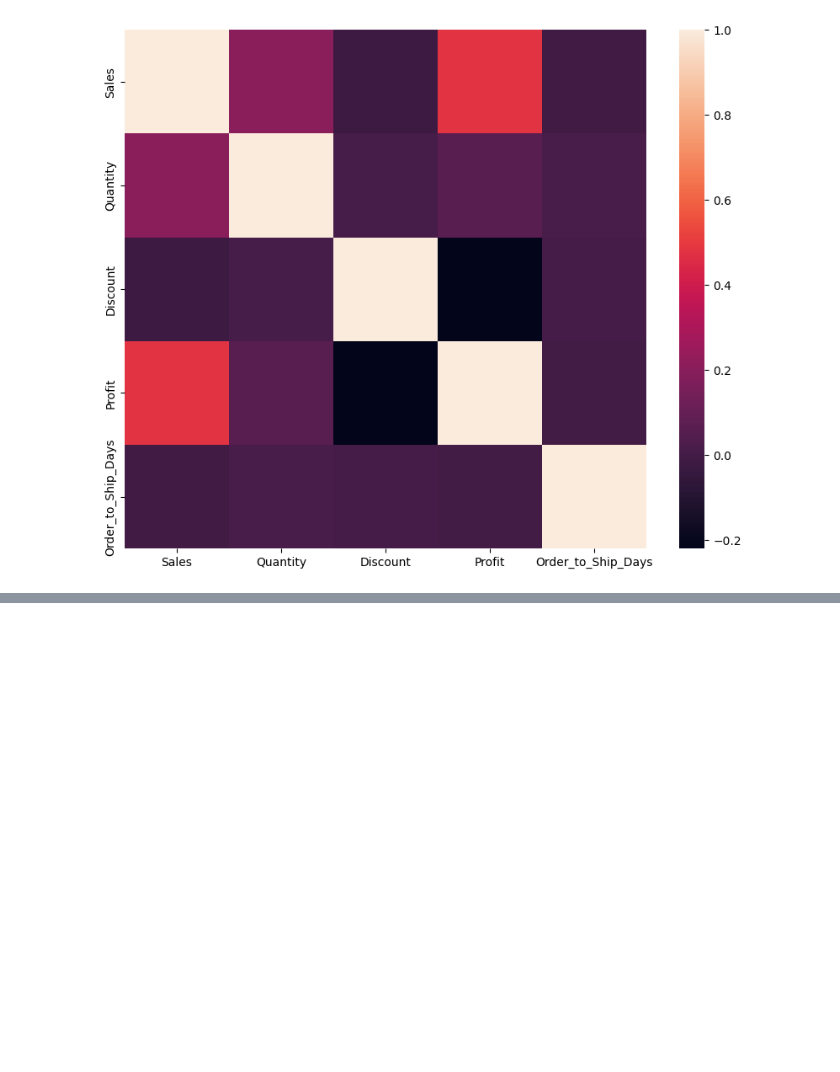
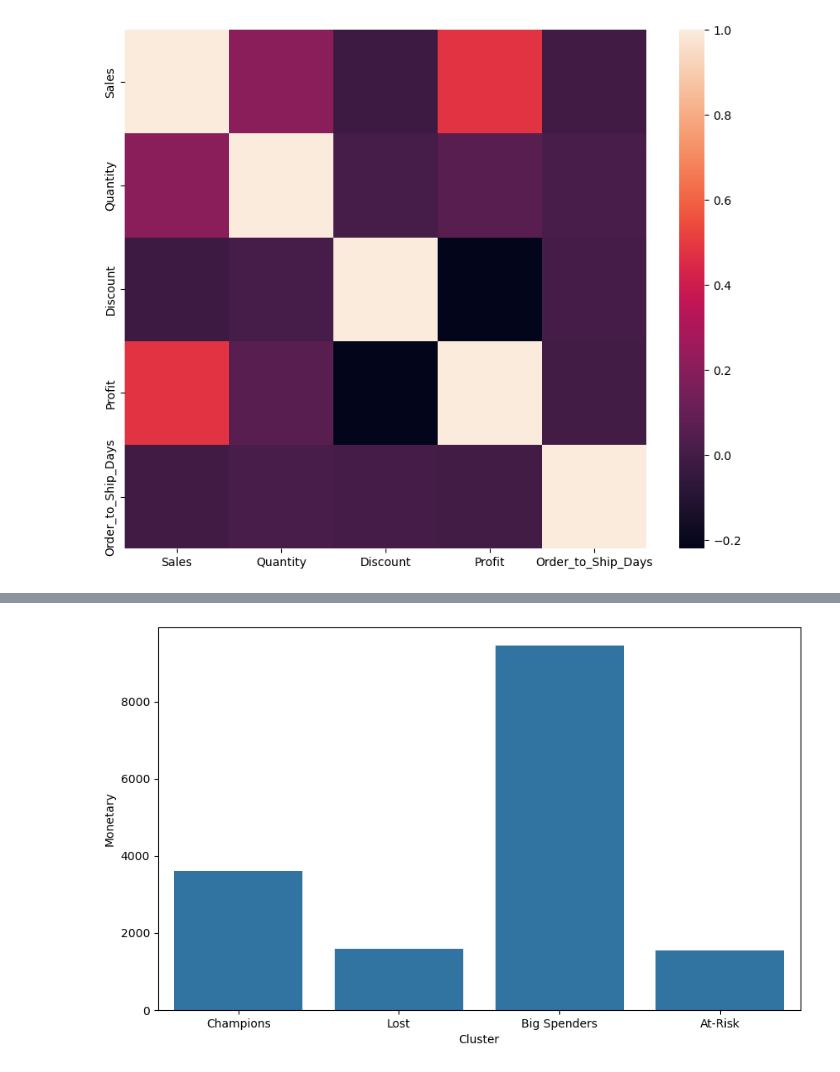
Before and after one commit to Ahmed-ahmee/Superstore_Sales_Analysis, a Jupyter notebook: Super_store_sales.ipynb, the cells around one changed output, grey strips where cells are left out. Cells and saved outputs as stored; diff of their text form; code cells hidden in the pictures; blank space fills up the shorter version.

```diff
--- a/Super_store_sales.ipynb
+++ b/Super_store_sales.ipynb
@@ -222,0 +327,9 @@ plt.show()
+# %%
+average_monetary_summary = rfm_data.groupby('Cluster')['Monetary'].mean().reset_index()
+
+plt.figure(figsize = (10,6))
+sns.barplot(data = average_monetary_summary , x= 'Cluster', y = 'Monetary')
+plt.xticks(ticks=[0, 1, 2, 3], labels=['Champions', 'Lost', 'Big Spenders', 'At-Risk'])
+plt.show()
+# %% [output]
+[figure, added]
```
Also changed, not shown: parts of 14 cells of this notebook.
